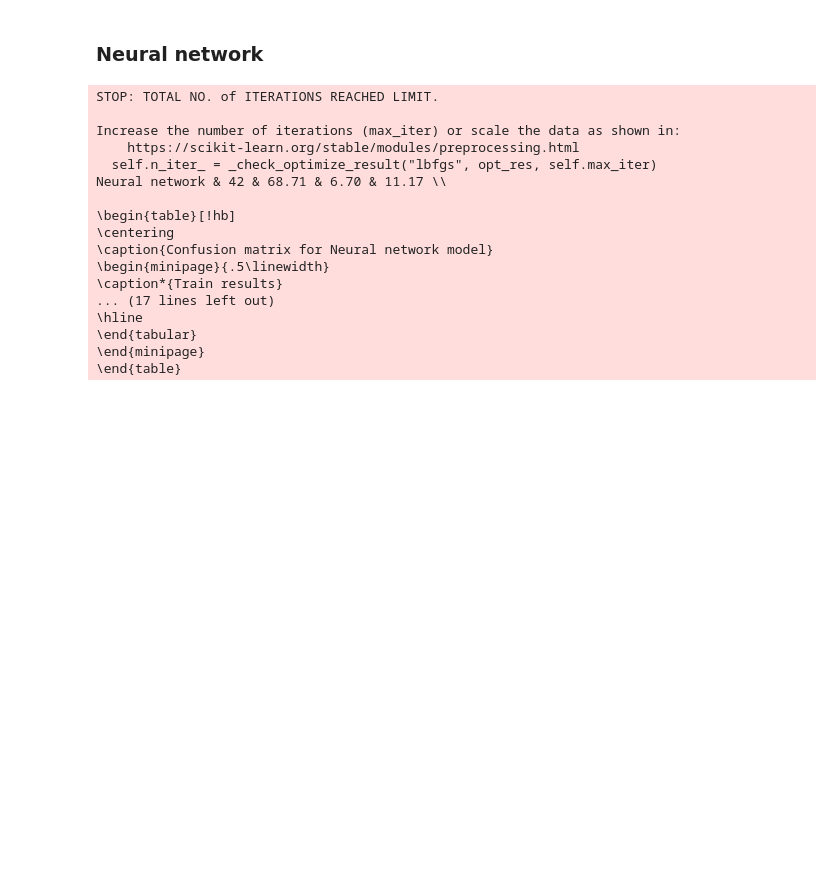
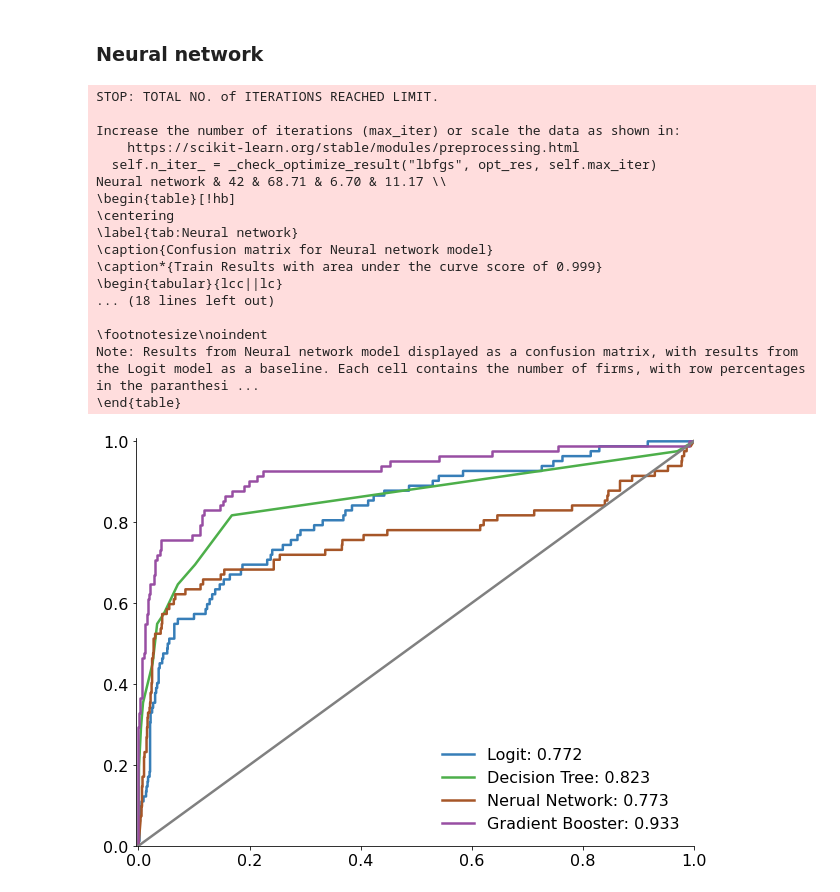
Before and after one commit to KarlTjensvoll/seminar_ml, a Jupyter notebook: code/python/karl_results_post_workshop.ipynb, the cells around one changed output. Saved outputs shown, nothing was run; the diff lists cells and outputs as text; code cells hidden in the pictures; blank space fills up the shorter version.

Commit message:
Finished roc-curves

```diff
--- a/code/python/karl_results_post_workshop.ipynb
+++ b/code/python/karl_results_post_workshop.ipynb
@@ -232,6 +229,6 @@ GBC_parameters = {
     "max_depth": 8,
     'random_state': 42
 }
-result_wrapper(GradientBoostingClassifier, GBC_parameters, (x_train, y_train), (x_test, y_test), "Gradient Boosting", scoring='roc_auc')
+gbc_results = result_wrapper(GradientBoostingClassifier, GBC_parameters, (x_train, y_train), (x_test, y_test), "Gradient Boosting", scoring='roc_auc', baseline=logit_best_model) ;
 # %% [output]
 Gradient Boosting & 49 & 68.71 & 6.69 & 11.15 \\
@@ -268,7 +258,7 @@ nn_parameters = {
     'hidden_layer_sizes': 190,
     'max_iter': 200
 }
-result_wrapper(MLPClassifier, nn_parameters, (x_train, y_train), (x_test, y_test), "Neural network") ;
+nn_results = result_wrapper(MLPClassifier, nn_parameters, (x_train, y_train), (x_test, y_test), "Neural network", scoring='roc_auc', baseline=logit_best_model) ;
 # %% [output]
 STOP: TOTAL NO. of ITERATIONS REACHED LIMIT.
 
@@ -276,14 +266,52 @@ Increase the number of iterations (max_iter) or scale the data as shown in:
     https://scikit-learn.org/stable/modules/preprocessing.html
   self.n_iter_ = _check_optimize_result("lbfgs", opt_res, self.max_iter)
 Neural network & 42 & 68.71 & 6.70 & 11.17 \\
-
 \begin{table}[!hb]
 \centering
+\label{tab:Neural network}
 \caption{Confusion matrix for Neural network model}
-\begin{minipage}{.5\linewidth}
-\caption*{Train results}
-... (17 lines left out)
-\hline
-\end{tabular}
-\end{minipage}
+\caption*{Train Results with area under the curve score of 0.999}
+\begin{tabular}{lcc||lc}
+... (18 lines left out)
+
+\footnotesize\noindent
+Note: Results from Neural network model displayed as a confusion matrix, with results from the Logit model as a baseline. Each cell contains the number of firms, with row percentages in the paranthesi ...
 \end{table}
+# %%
+def roc_plotter(
+    test_data: tuple,
+    models: list,
+    figsize=(10, 7.5),
+    linewidth=2.5,
+    color_list=['#377eb8', '#4daf4a',
+         '#a65628', '#984ea3',
+        '#999999', '#e41a1c', '#dede00'],
+    name_list=['Logit', 'Decision Tree', 'Nerual Network', 'Gradient Booster']
+    ):
+    x_test, y_test = test_data
+    fig, ax = plt.subplots(figsize=figsize)
+
+    # Set options
+    ax.set_xlim(-0.005, 1)
+    ax.set_ylim(0, 1.008)
+    ax.spines['right'].set_visible(False)
+    ax.spines['top'].set_visible(False)
+    matplotlib.rcParams.update({'font.size': 16})
+    matplotlib.rcParams.update({'font.size': 16})
+
+    # Allow for multiple models in each plot
+    for i, model in enumerate(models):
+        y_pred = model['estimator'].predict_proba(x_test)
+        fpr, tpr, _ = metrics.roc_curve(y_test, y_pred[:, 1])
+
+        # name = model['estimator'].__class__.__name__
+        name = name_list[i]
+        ax.plot(fpr, tpr, linewidth=linewidth, label=f"{name}: {model['test_score']:.3f}", color=color_list[i])
+        ax.legend(loc='lower right', frameon=False)
+    ax.plot([0, 1], [0, 1], linewidth=linewidth, color='grey')  # 45-deg line
+    plt.savefig('roc_curves.png')
+    plt.show()
+# %%
+roc_plotter((x_test, y_test), [logit_best_model, dt_best_model, nn_results, gbc_results])
+# %% [output]
+[figure, added]
```
Also changed, not shown: parts of 6 cells of this notebook, 9 other files.
